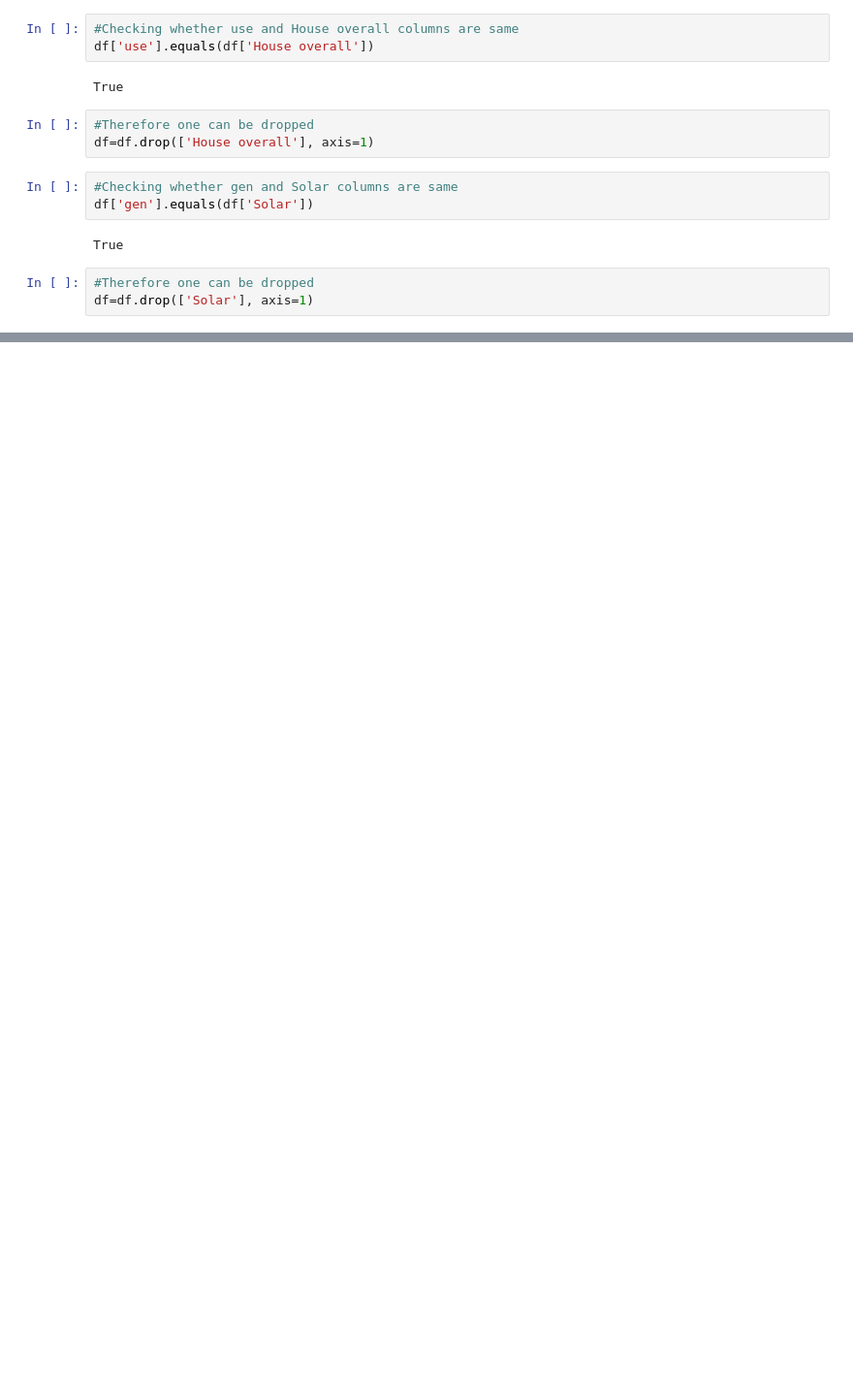
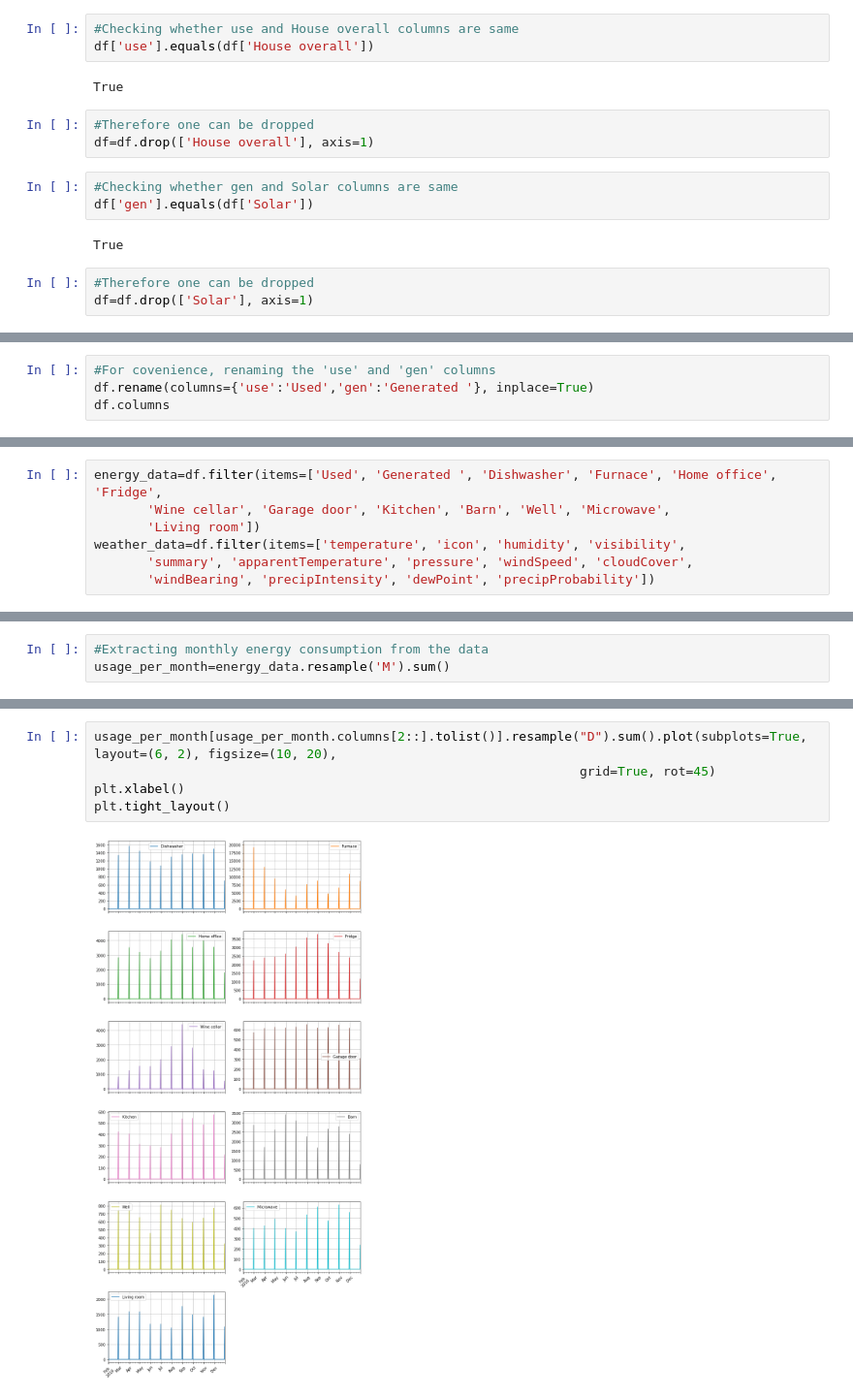
Before and after one commit to FathimaMuhzina/Main-Project, a Jupyter notebook: Smart_Home.ipynb, the cells around one changed output, grey strips where cells are left out. Shown at 97% size. Cells and saved outputs as stored; diff of their text form; blank space fills up the shorter version.

```diff
--- a/Smart_Home.ipynb
+++ b/Smart_Home.ipynb
@@ -209,0 +208,4 @@ df=df.drop(['Solar'], axis=1)
+# %%
+#For covenience, renaming the 'use' and 'gen' columns
+df.rename(columns={'use':'Used','gen':'Generated '}, inplace=True)
+df.columns
@@ -209,0 +246,7 @@ df=df.drop(['Solar'], axis=1)
+# %%
+energy_data=df.filter(items=['Used', 'Generated ', 'Dishwasher', 'Furnace', 'Home office', 'Fridge',
+       'Wine cellar', 'Garage door', 'Kitchen', 'Barn', 'Well', 'Microwave',
+       'Living room'])
+weather_data=df.filter(items=['temperature', 'icon', 'humidity', 'visibility',
+       'summary', 'apparentTemperature', 'pressure', 'windSpeed', 'cloudCover',
+       'windBearing', 'precipIntensity', 'dewPoint', 'precipProbability'])
@@ -209,0 +255,3 @@ df=df.drop(['Solar'], axis=1)
+# %%
+#Extracting monthly energy consumption from the data
+usage_per_month=energy_data.resample('M').sum()
@@ -209,0 +283,7 @@ df=df.drop(['Solar'], axis=1)
+# %%
+usage_per_month[usage_per_month.columns[2::].tolist()].resample("D").sum().plot(subplots=True, layout=(6, 2), figsize=(10, 20),
+                                                                grid=True, rot=45)
+plt.xlabel()
+plt.tight_layout()
+# %% [output]
+[figure, added]
```
Also changed, not shown: parts of 14 cells of this notebook.
